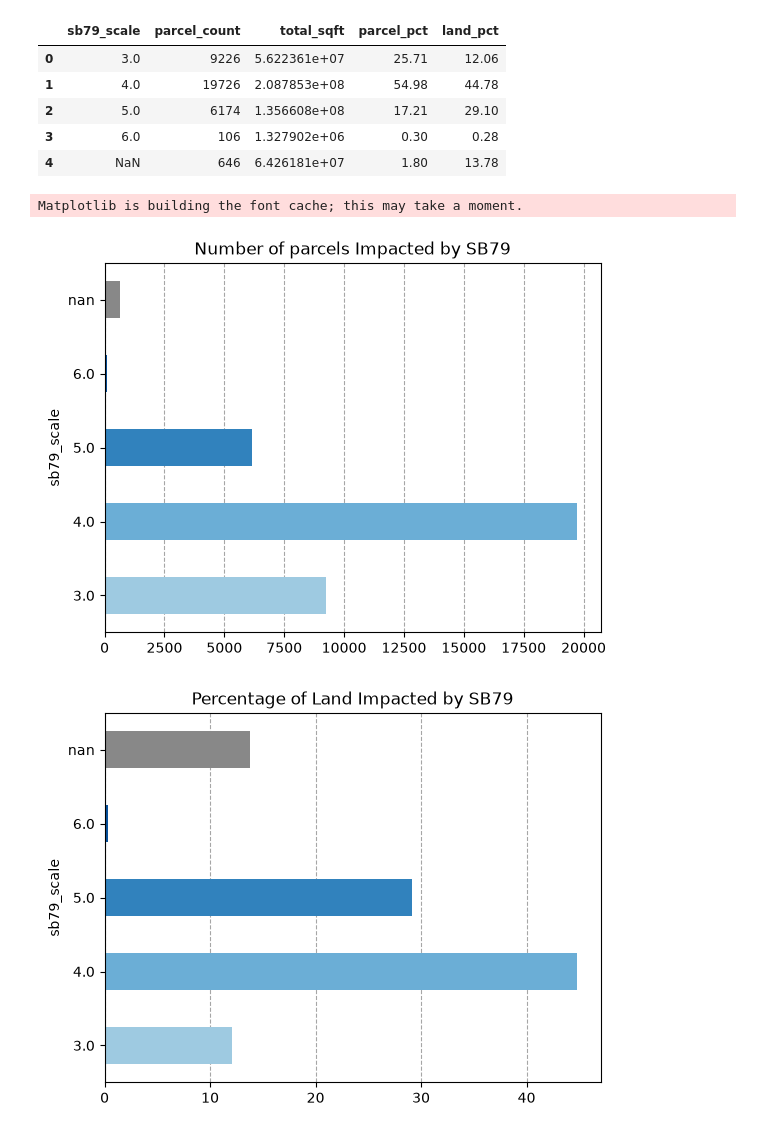
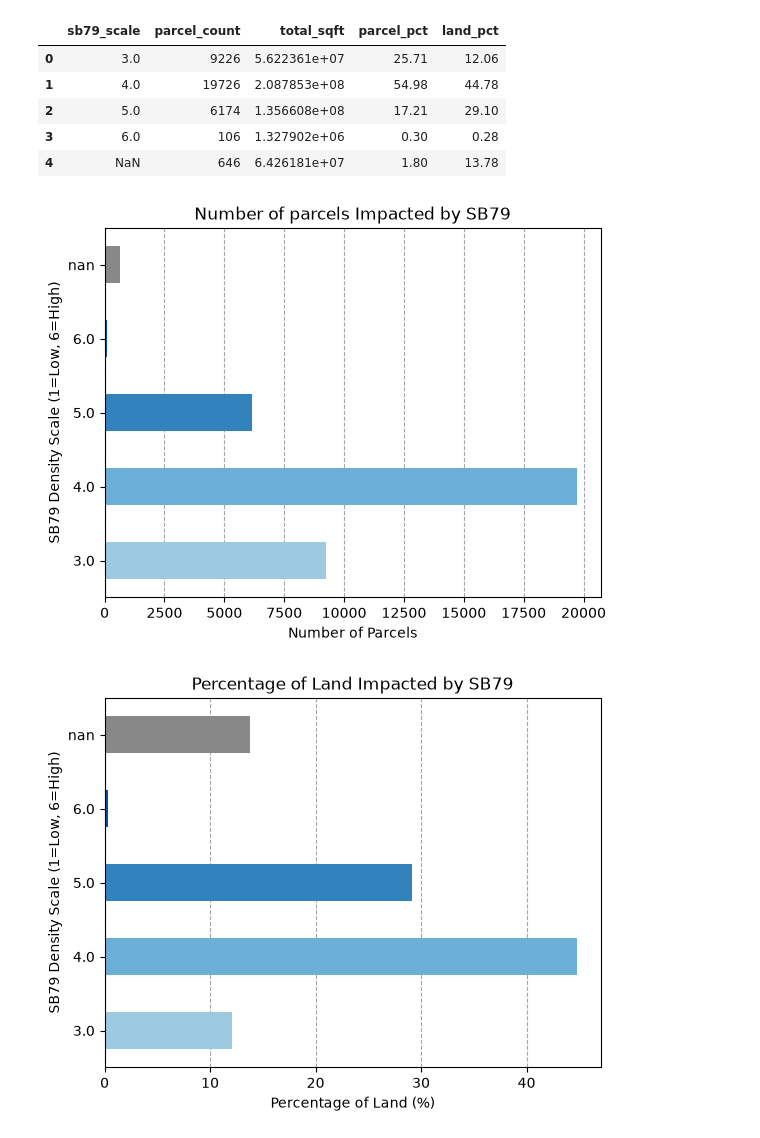
Before and after one commit to yonahg/CYPLAN101_SB79_Impact_Analysis, a Jupyter notebook: notebooks/oak_sb79_analysis.ipynb, the cells around one changed output. Saved outputs shown, nothing was run; the diff lists cells and outputs as text; code cells hidden in the pictures.

Commit message:
Relabel Oakland SB79 Scale charts

```diff
--- a/notebooks/oak_sb79_analysis.ipynb
+++ b/notebooks/oak_sb79_analysis.ipynb
@@ -40,36 +40,39 @@ colors = {
     2: "#c6dbef",
     3: "#9ecae1",
     4: "#6baed6",
     5: "#3182bd",
     6: "#08519c"   #dark blue
 }
 
 bar_colors = sb79_scale_summary_df['sb79_scale'].map(colors).fillna('#888888')
 
 #plot parcel counts
 sb79_parcel_chart = sb79_scale_summary_df.plot.barh(
     x='sb79_scale',
     y='parcel_count',
     color=bar_colors,
     legend=False,
-    title='Number of parcels Impacted by SB79'
+    title='Number of parcels Impacted by SB79',
+    ylabel="SB79 Density Scale (1=Low, 6=High)",
+    xlabel="Number of Parcels"
 )
 
 #plot the percentage of land
 sb79_land_chart = sb79_scale_summary_df.plot.barh(
     x='sb79_scale',
     y='land_pct',
     color=bar_colors,
     legend=False,
-    title='Percentage of Land Impacted by SB79'
+    title='Percentage of Land Impacted by SB79',
+    ylabel="SB79 Density Scale (1=Low, 6=High)",
+    xlabel="Percentage of Land (%)"
 )
 
 sb79_parcel_chart.set_axisbelow(True)
 sb79_parcel_chart.grid(axis='x', linestyle='--', alpha=0.7, color='gray')
 sb79_land_chart.set_axisbelow(True)
 sb79_land_chart.grid(axis='x', linestyle='--', alpha=0.7, color='gray')
 # %% [output]
-Matplotlib is building the font cache; this may take a moment.
-[figure, old version]
+[figure, new version]
-[figure, old version]
+[figure, new version]
 # %%
```
Also changed, not shown: parts of 3 cells of this notebook, 4 other files.
